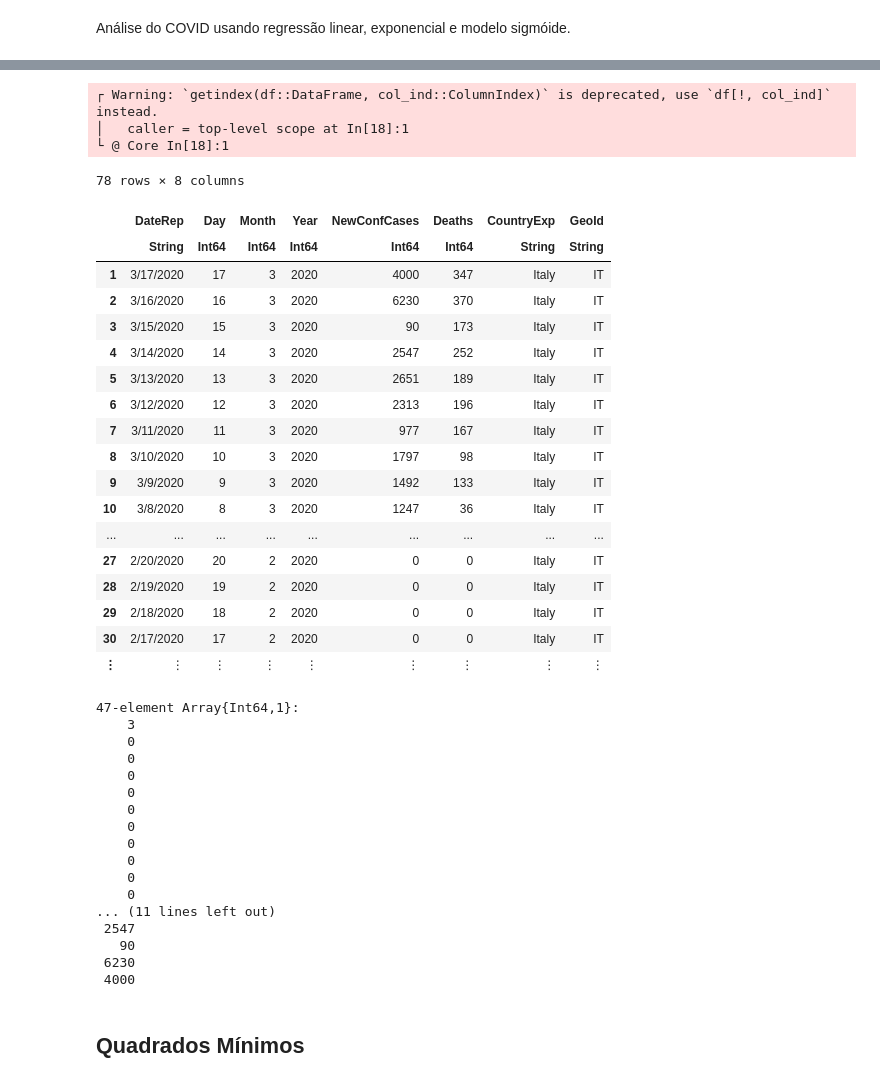
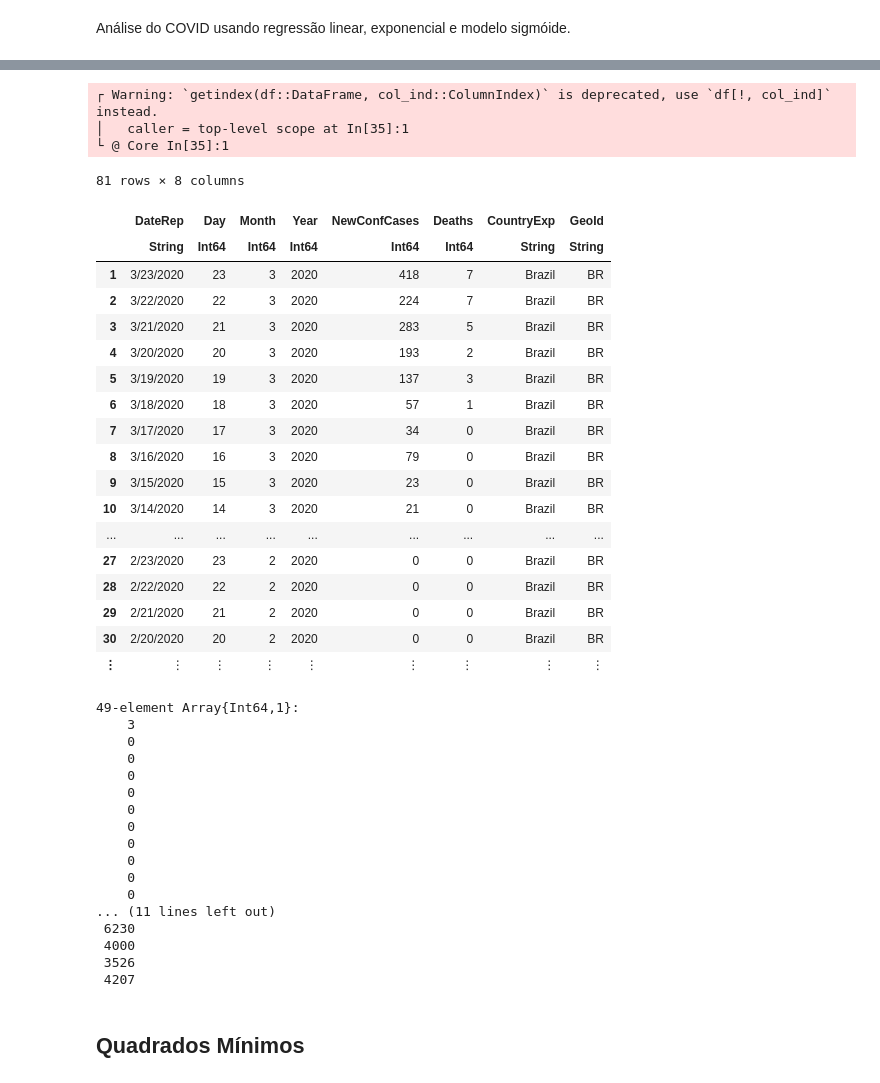
Before and after one commit to abelsiqueira/notebooks-twitch, a Jupyter notebook: COVID.ipynb, the cells around one changed output, grey strips where cells are left out. Drawn from its saved outputs; the diff is of its cells as text; code cells hidden in the pictures.

```diff
--- a/COVID.ipynb
+++ b/COVID.ipynb
@@ -24,27 +27,28 @@ first(data, 5)
 # %%
-df = data[findall(data[:CountryExp] .== "Italy"),:]
+df = data[findall(data[:CountryExp] .== "Brazil"),:]
+df
 # %% [output]
 ┌ Warning: `getindex(df::DataFrame, col_ind::ColumnIndex)` is deprecated, use `df[!, col_ind]` instead.
-│   caller = top-level scope at In[18]:1
-└ @ Core In[18]:1
+│   caller = top-level scope at In[35]:1
+└ @ Core In[35]:1
-78 rows × 8 columns
+81 rows × 8 columns
 |  | DateRep | Day | Month | Year | NewConfCases | Deaths | CountryExp | GeoId |
 |  | String | Int64 | Int64 | Int64 | Int64 | Int64 | String | String |
-| 1 | 3/17/2020 | 17 | 3 | 2020 | 4000 | 347 | Italy | IT |
-| 2 | 3/16/2020 | 16 | 3 | 2020 | 6230 | 370 | Italy | IT |
-| 3 | 3/15/2020 | 15 | 3 | 2020 | 90 | 173 | Italy | IT |
-| 4 | 3/14/2020 | 14 | 3 | 2020 | 2547 | 252 | Italy | IT |
-| 5 | 3/13/2020 | 13 | 3 | 2020 | 2651 | 189 | Italy | IT |
-| 6 | 3/12/2020 | 12 | 3 | 2020 | 2313 | 196 | Italy | IT |
-| 7 | 3/11/2020 | 11 | 3 | 2020 | 977 | 167 | Italy | IT |
-| 8 | 3/10/2020 | 10 | 3 | 2020 | 1797 | 98 | Italy | IT |
-| 9 | 3/9/2020 | 9 | 3 | 2020 | 1492 | 133 | Italy | IT |
-| 10 | 3/8/2020 | 8 | 3 | 2020 | 1247 | 36 | Italy | IT |
+| 1 | 3/23/2020 | 23 | 3 | 2020 | 418 | 7 | Brazil | BR |
+| 2 | 3/22/2020 | 22 | 3 | 2020 | 224 | 7 | Brazil | BR |
+| 3 | 3/21/2020 | 21 | 3 | 2020 | 283 | 5 | Brazil | BR |
+| 4 | 3/20/2020 | 20 | 3 | 2020 | 193 | 2 | Brazil | BR |
+| 5 | 3/19/2020 | 19 | 3 | 2020 | 137 | 3 | Brazil | BR |
+| 6 | 3/18/2020 | 18 | 3 | 2020 | 57 | 1 | Brazil | BR |
+| 7 | 3/17/2020 | 17 | 3 | 2020 | 34 | 0 | Brazil | BR |
+| 8 | 3/16/2020 | 16 | 3 | 2020 | 79 | 0 | Brazil | BR |
+| 9 | 3/15/2020 | 15 | 3 | 2020 | 23 | 0 | Brazil | BR |
+| 10 | 3/14/2020 | 14 | 3 | 2020 | 21 | 0 | Brazil | BR |
 | ... | ... | ... | ... | ... | ... | ... | ... | ... |
-| 27 | 2/20/2020 | 20 | 2 | 2020 | 0 | 0 | Italy | IT |
-| 28 | 2/19/2020 | 19 | 2 | 2020 | 0 | 0 | Italy | IT |
-| 29 | 2/18/2020 | 18 | 2 | 2020 | 0 | 0 | Italy | IT |
-| 30 | 2/17/2020 | 17 | 2 | 2020 | 0 | 0 | Italy | IT |
+| 27 | 2/23/2020 | 23 | 2 | 2020 | 0 | 0 | Brazil | BR |
+| 28 | 2/22/2020 | 22 | 2 | 2020 | 0 | 0 | Brazil | BR |
+| 29 | 2/21/2020 | 21 | 2 | 2020 | 0 | 0 | Brazil | BR |
+| 30 | 2/20/2020 | 20 | 2 | 2020 | 0 | 0 | Brazil | BR |
 | ⋮ | ⋮ | ⋮ | ⋮ | ⋮ | ⋮ | ⋮ | ⋮ | ⋮ |
 # %%
 y = reverse(df.NewConfCases);
@@ -54,7 +58,7 @@ scatter(y[findfirst(y .> 0):end])
 y = reverse(df.NewConfCases);
 y = y[findfirst(y .> 0):end]
 # %% [output]
-47-element Array{Int64,1}:
+49-element Array{Int64,1}:
     3
     0
     0
@@ -67,10 +71,10 @@ y = y[findfirst(y .> 0):end]
     0
     0
 ... (11 lines left out)
- 2547
-   90
  6230
  4000
+ 3526
+ 4207
 # %%
 scatter(y, ms=3, leg=false)
 # %% [markdown]
```
Also changed, not shown: parts of 8 cells of this notebook, 5 other files.
